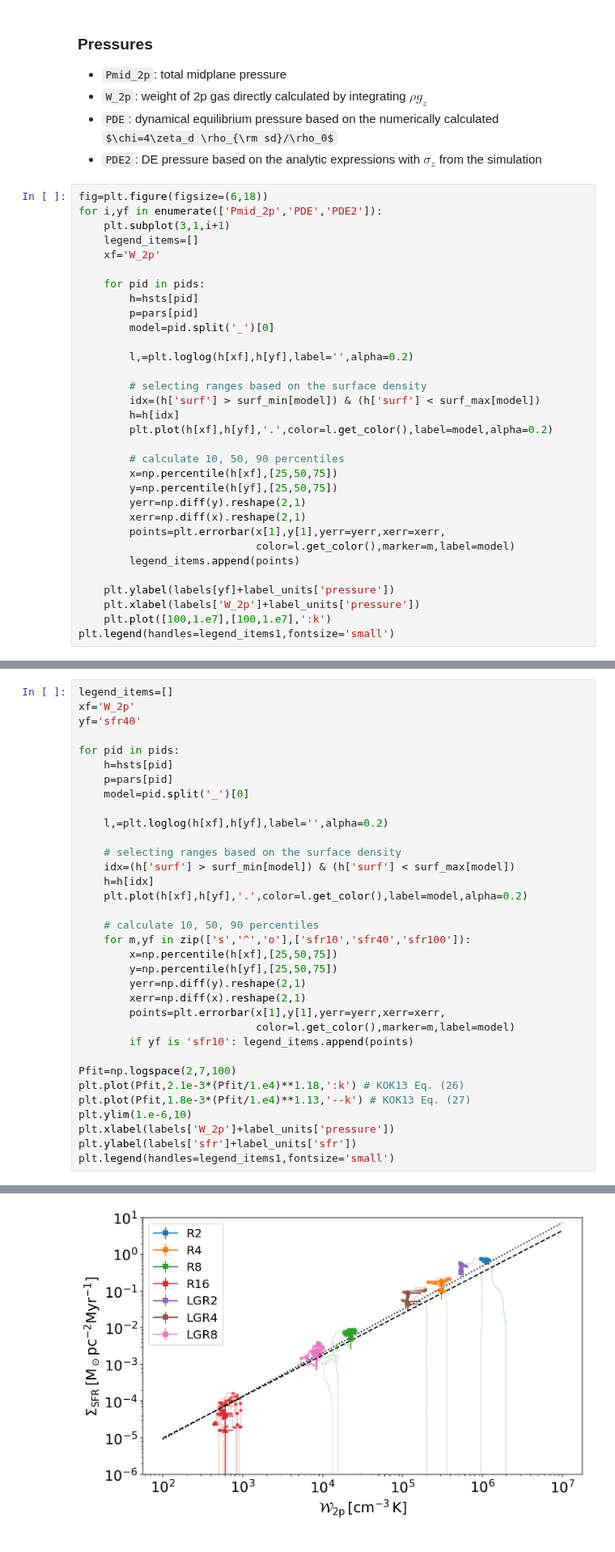
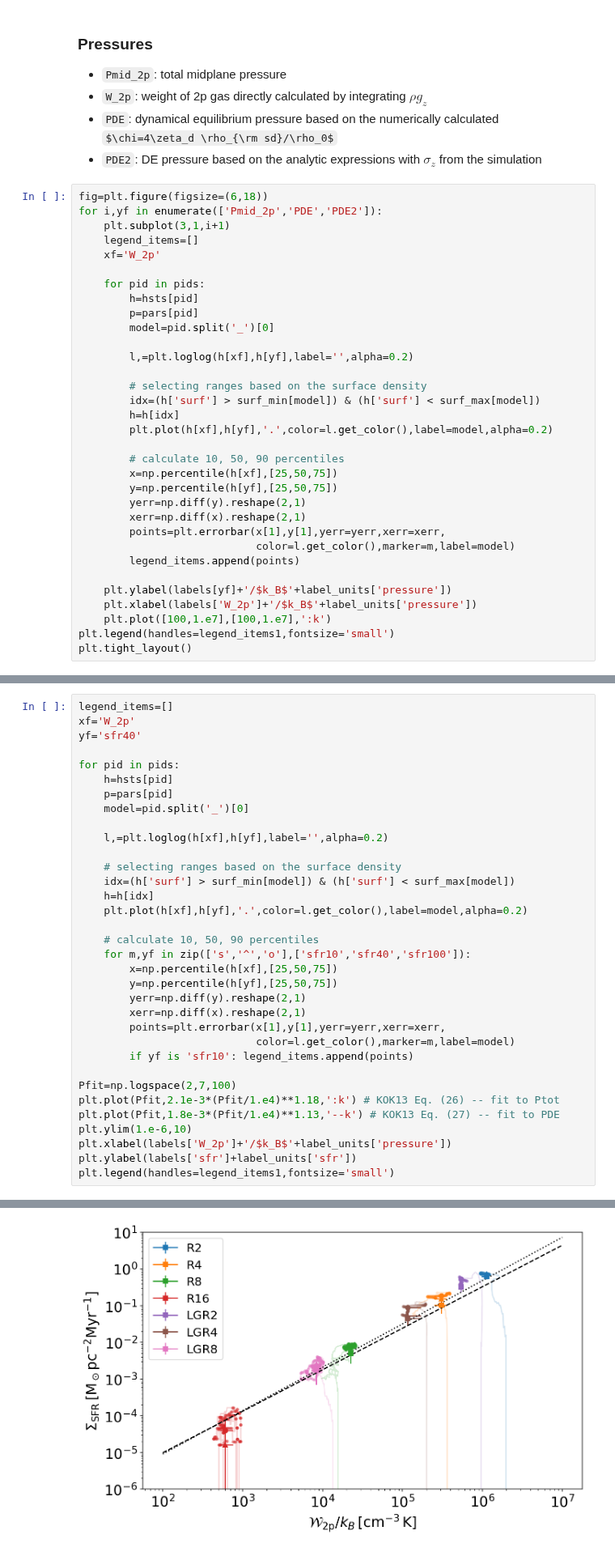
Before and after one commit to changgoo/pyathena, a Jupyter notebook: notebook/history_with_zprof-SFR.ipynb, the cells around one changed output, grey strips where cells are left out. Shown at 81% size. Drawn from its saved outputs; the diff is of its cells as text; some formulas as TeX source.

```diff
--- a/notebook/history_with_zprof-SFR.ipynb
+++ b/notebook/history_with_zprof-SFR.ipynb
@@ -113,8 +113,9 @@ for i,yf in enumerate(['Pmid_2p','PDE','PDE2']):
                             color=l.get_color(),marker=m,label=model)
         legend_items.append(points)
 
-    plt.ylabel(labels[yf]+label_units['pressure'])
-    plt.xlabel(labels['W_2p']+label_units['pressure'])
+    plt.ylabel(labels[yf]+'/$k_B$'+label_units['pressure'])
+    plt.xlabel(labels['W_2p']+'/$k_B$'+label_units['pressure'])
     plt.plot([100,1.e7],[100,1.e7],':k')
 plt.legend(handles=legend_items1,fontsize='small')
+plt.tight_layout()
 # %% [output]
@@ -126,34 +126,34 @@ xf='W_2p'
 yf='sfr40'
 
 for pid in pids:
     h=hsts[pid]
     p=pars[pid]
     model=pid.split('_')[0]
 
     l,=plt.loglog(h[xf],h[yf],label='',alpha=0.2)
 
     # selecting ranges based on the surface density
     idx=(h['surf'] > surf_min[model]) & (h['surf'] < surf_max[model])
     h=h[idx]
     plt.plot(h[xf],h[yf],'.',color=l.get_color(),label=model,alpha=0.2)
 
     # calculate 10, 50, 90 percentiles
     for m,yf in zip(['s','^','o'],['sfr10','sfr40','sfr100']):
         x=np.percentile(h[xf],[25,50,75])
         y=np.percentile(h[yf],[25,50,75])
         yerr=np.diff(y).reshape(2,1)
         xerr=np.diff(x).reshape(2,1)
         points=plt.errorbar(x[1],y[1],yerr=yerr,xerr=xerr,
                             color=l.get_color(),marker=m,label=model)
         if yf is 'sfr10': legend_items.append(points)
 
 Pfit=np.logspace(2,7,100)
-plt.plot(Pfit,2.1e-3*(Pfit/1.e4)**1.18,':k') # KOK13 Eq. (26)
-plt.plot(Pfit,1.8e-3*(Pfit/1.e4)**1.13,'--k') # KOK13 Eq. (27)
+plt.plot(Pfit,2.1e-3*(Pfit/1.e4)**1.18,':k') # KOK13 Eq. (26) -- fit to Ptot
+plt.plot(Pfit,1.8e-3*(Pfit/1.e4)**1.13,'--k') # KOK13 Eq. (27) -- fit to PDE
 plt.ylim(1.e-6,10)
-plt.xlabel(labels['W_2p']+label_units['pressure'])
+plt.xlabel(labels['W_2p']+'/$k_B$'+label_units['pressure'])
 plt.ylabel(labels['sfr']+label_units['sfr'])
 plt.legend(handles=legend_items1,fontsize='small')
 # %% [output]
 <matplotlib.legend.Legend at 0x...>
-[figure, old version]
+[figure, new version]
```
Also changed, not shown: parts of 5 cells of this notebook.
